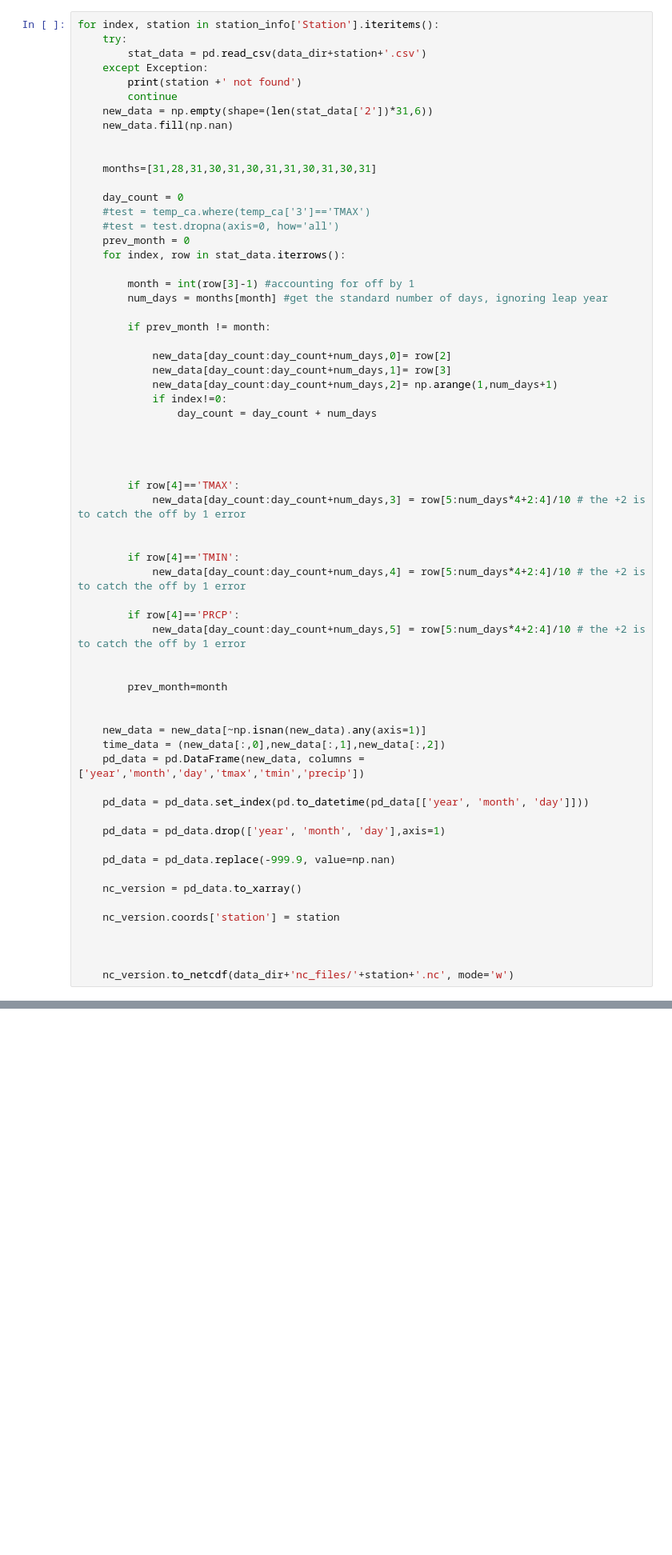
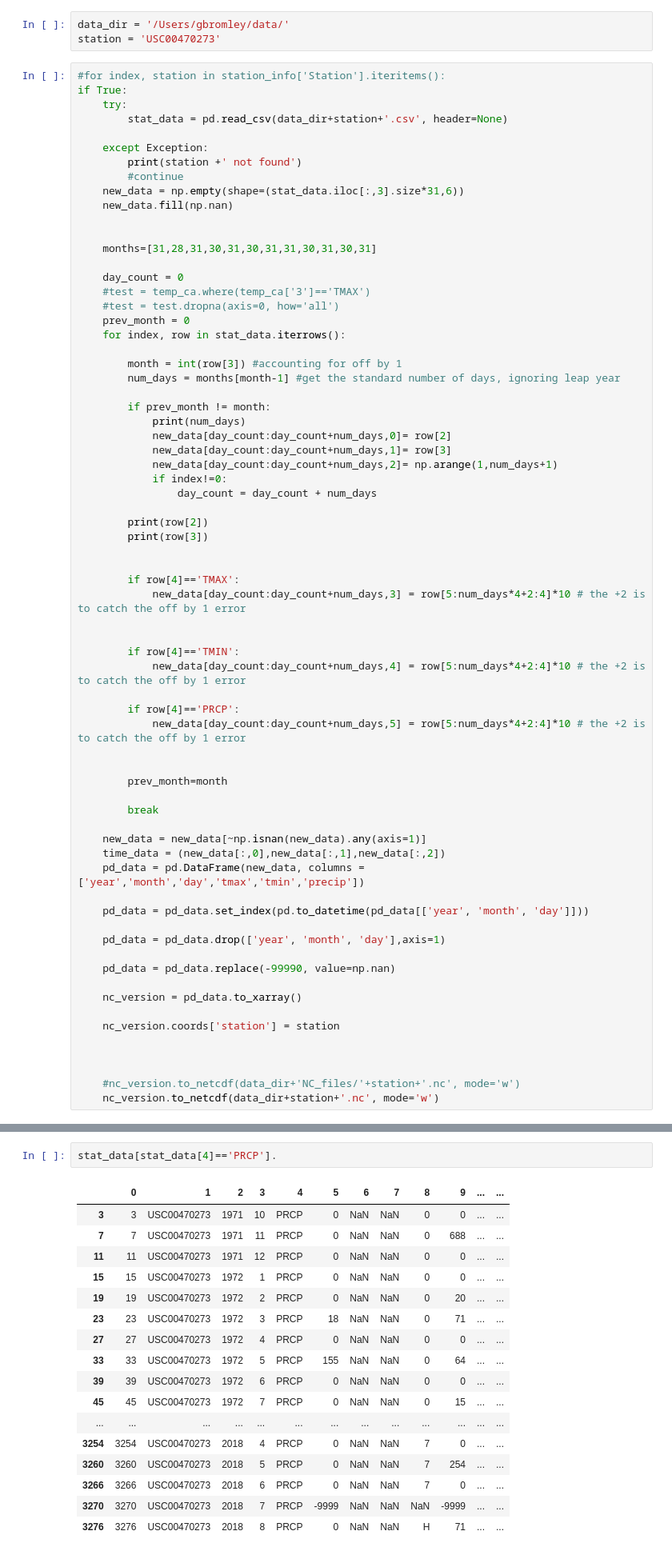
Before and after one commit to gbromley/NGP_Climate, a Jupyter notebook: station_to_nc.ipynb, the cells around one changed output, grey strips where cells are left out. Shown at 80% size. Drawn from its saved outputs; the diff is of its cells as text; blank space fills up the shorter version.

```diff
--- a/station_to_nc.ipynb
+++ b/station_to_nc.ipynb
@@ -18,14 +18,19 @@ station_info['Station']
 #test = temp_ca.where(temp_ca['3']=='TMAX')
 # %%
 #test = test.dropna(axis=0, how='all')
+# %%
+data_dir = '/Users/gbromley/data/'
+station = 'USC00470273'
 # %%
-for index, station in station_info['Station'].iteritems():
+#for index, station in station_info['Station'].iteritems():
+if True:
     try:
-        stat_data = pd.read_csv(data_dir+station+'.csv')
+        stat_data = pd.read_csv(data_dir+station+'.csv', header=None)
+
     except Exception:
         print(station +' not found')
-        continue
-    new_data = np.empty(shape=(len(stat_data['2'])*31,6))
+        #continue
+    new_data = np.empty(shape=(stat_data.iloc[:,3].size*31,6))
     new_data.fill(np.nan)
 
 
@@ -37,33 +42,35 @@ for index, station in station_info['Station'].iteritems():
     prev_month = 0
     for index, row in stat_data.iterrows():
 
-        month = int(row[3]-1) #accounting for off by 1
-        num_days = months[month] #get the standard number of days, ignoring leap year
+        month = int(row[3]) #accounting for off by 1
+        num_days = months[month-1] #get the standard number of days, ignoring leap year
 
         if prev_month != month:
-
+            print(num_days)
             new_data[day_count:day_count+num_days,0]= row[2]
             new_data[day_count:day_count+num_days,1]= row[3]
             new_data[day_count:day_count+num_days,2]= np.arange(1,num_days+1)
             if index!=0:
                 day_count = day_count + num_days
 
-
+        print(row[2])
+        print(row[3])
 
 
         if row[4]=='TMAX':
-            new_data[day_count:day_count+num_days,3] = row[5:num_days*4+2:4]/10 # the +2 is to catch the off by 1 error
+            new_data[day_count:day_count+num_days,3] = row[5:num_days*4+2:4]*10 # the +2 is to catch the off by 1 error
 
 
         if row[4]=='TMIN':
-            new_data[day_count:day_count+num_days,4] = row[5:num_days*4+2:4]/10 # the +2 is to catch the off by 1 error
+            new_data[day_count:day_count+num_days,4] = row[5:num_days*4+2:4]*10 # the +2 is to catch the off by 1 error
 
         if row[4]=='PRCP':
-            new_data[day_count:day_count+num_days,5] = row[5:num_days*4+2:4]/10 # the +2 is to catch the off by 1 error
+            new_data[day_count:day_count+num_days,5] = row[5:num_days*4+2:4]*10 # the +2 is to catch the off by 1 error
 
 
         prev_month=month
 
+        break
 
     new_data = new_data[~np.isnan(new_data).any(axis=1)]
     time_data = (new_data[:,0],new_data[:,1],new_data[:,2])
@@ -73,7 +80,7 @@ for index, station in station_info['Station'].iteritems():
 
     pd_data = pd_data.drop(['year', 'month', 'day'],axis=1)
 
-    pd_data = pd_data.replace(-999.9, value=np.nan)
+    pd_data = pd_data.replace(-99990, value=np.nan)
 
     nc_version = pd_data.to_xarray()
 
@@ -81,4 +88,5 @@ for index, station in station_info['Station'].iteritems():
 
 
 
-    nc_version.to_netcdf(data_dir+'nc_files/'+station+'.nc', mode='w')
+    #nc_version.to_netcdf(data_dir+'NC_files/'+station+'.nc', mode='w')
+    nc_version.to_netcdf(data_dir+station+'.nc', mode='w')
@@ -86,0 +101,20 @@ new_data
+# %%
+stat_data[stat_data[4]=='PRCP'].
+# %% [output]
+|  | 0 | 1 | 2 | 3 | 4 | 5 | 6 | 7 | 8 | 9 | ... | ... |
+| 3 | 3 | USC00470273 | 1971 | 10 | PRCP | 0 | NaN | NaN | 0 | 0 | ... | ... |
+| 7 | 7 | USC00470273 | 1971 | 11 | PRCP | 0 | NaN | NaN | 0 | 688 | ... | ... |
+| 11 | 11 | USC00470273 | 1971 | 12 | PRCP | 0 | NaN | NaN | 0 | 0 | ... | ... |
+| 15 | 15 | USC00470273 | 1972 | 1 | PRCP | 0 | NaN | NaN | 0 | 0 | ... | ... |
+| 19 | 19 | USC00470273 | 1972 | 2 | PRCP | 0 | NaN | NaN | 0 | 20 | ... | ... |
+| 23 | 23 | USC00470273 | 1972 | 3 | PRCP | 18 | NaN | NaN | 0 | 71 | ... | ... |
+| 27 | 27 | USC00470273 | 1972 | 4 | PRCP | 0 | NaN | NaN | 0 | 0 | ... | ... |
+| 33 | 33 | USC00470273 | 1972 | 5 | PRCP | 155 | NaN | NaN | 0 | 64 | ... | ... |
+| 39 | 39 | USC00470273 | 1972 | 6 | PRCP | 0 | NaN | NaN | 0 | 0 | ... | ... |
+| 45 | 45 | USC00470273 | 1972 | 7 | PRCP | 0 | NaN | NaN | 0 | 15 | ... | ... |
+| ... | ... | ... | ... | ... | ... | ... | ... | ... | ... | ... | ... | ... |
+| 3254 | 3254 | USC00470273 | 2018 | 4 | PRCP | 0 | NaN | NaN | 7 | 0 | ... | ... |
+| 3260 | 3260 | USC00470273 | 2018 | 5 | PRCP | 0 | NaN | NaN | 7 | 254 | ... | ... |
+| 3266 | 3266 | USC00470273 | 2018 | 6 | PRCP | 0 | NaN | NaN | 7 | 0 | ... | ... |
+| 3270 | 3270 | USC00470273 | 2018 | 7 | PRCP | -9999 | NaN | NaN | NaN | -9999 | ... | ... |
+| 3276 | 3276 | USC00470273 | 2018 | 8 | PRCP | 0 | NaN | NaN | H | 71 | ... | ... |
```
Also changed, not shown: parts of 5 cells of this notebook, 13 other files.
